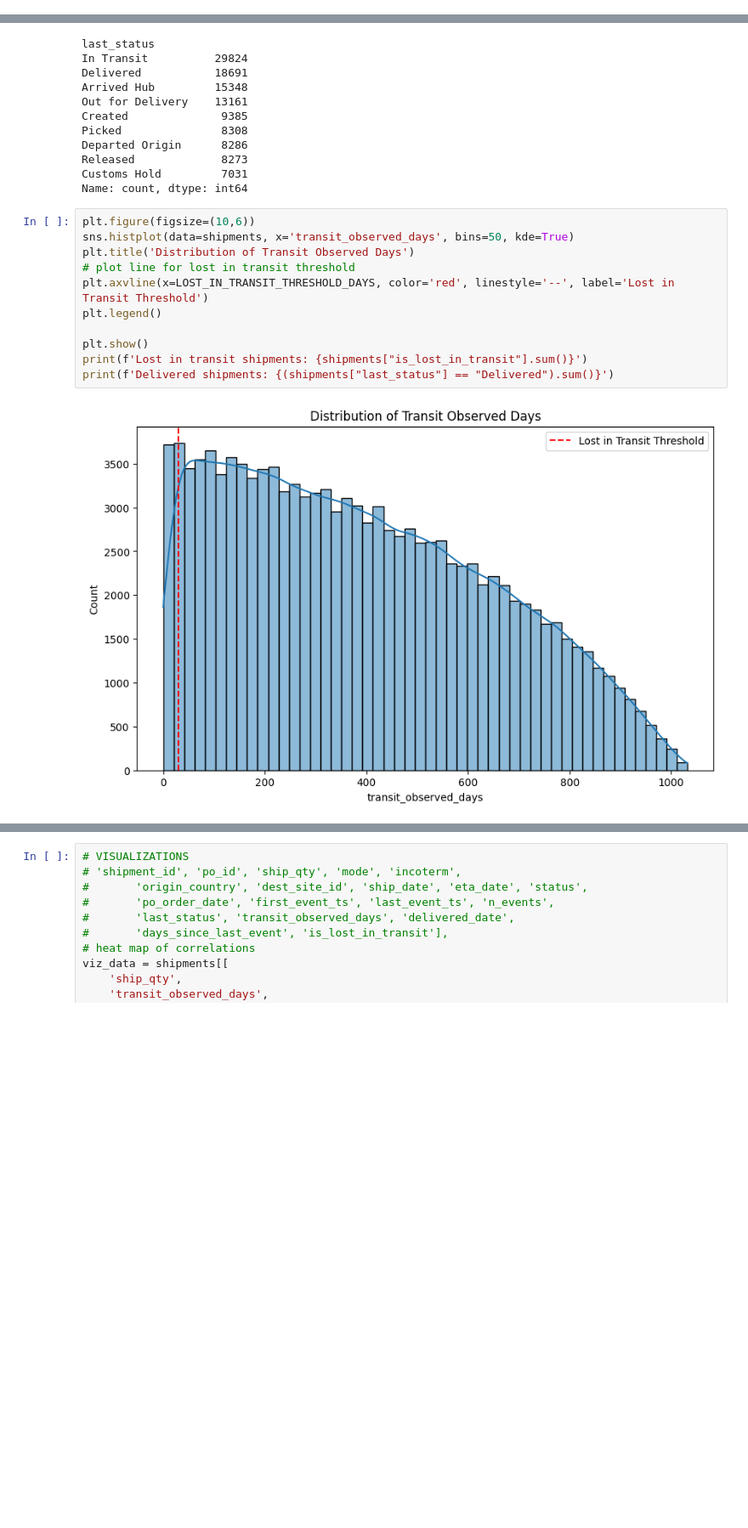
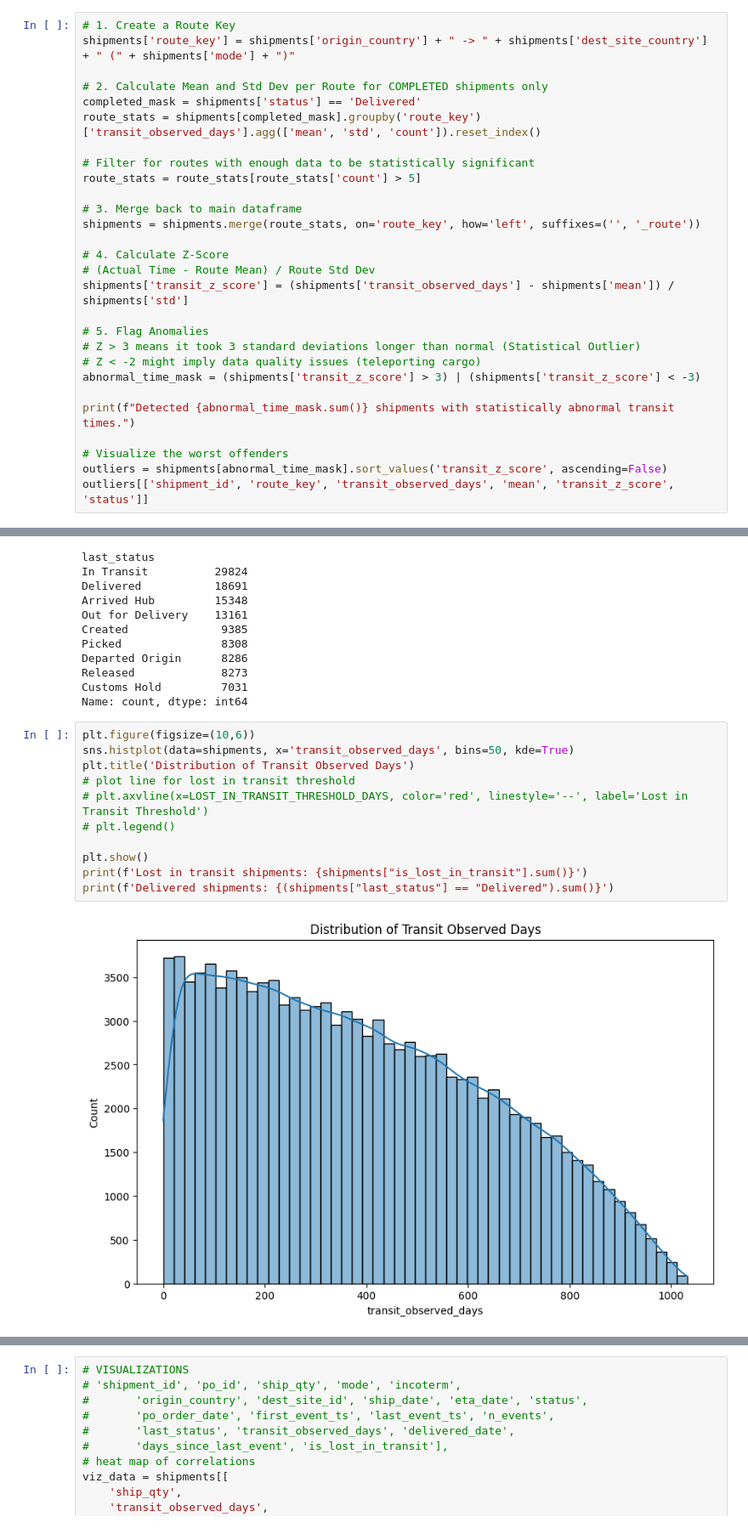
Before and after one commit to miskibin/task, a Jupyter notebook: research/abnormal_shippement_times.ipynb, the cells around one changed output, grey strips where cells are left out. Shown at 85% size. Drawn from its saved outputs; the diff is of its cells as text; blank space fills up the shorter version.

```diff
--- a/research/abnormal_shippement_times.ipynb
+++ b/research/abnormal_shippement_times.ipynb
@@ -157,0 +183,28 @@ shipment types: {'In Transit': 29824, 'Delivered': 18691, 'Arrived Hub': 15348,
+# %%
+# 1. Create a Route Key
+shipments['route_key'] = shipments['origin_country'] + " -> " + shipments['dest_site_country'] + " (" + shipments['mode'] + ")"
+
+# 2. Calculate Mean and Std Dev per Route for COMPLETED shipments only
+completed_mask = shipments['status'] == 'Delivered'
+route_stats = shipments[completed_mask].groupby('route_key')['transit_observed_days'].agg(['mean', 'std', 'count']).reset_index()
+
+# Filter for routes with enough data to be statistically significant
+route_stats = route_stats[route_stats['count'] > 5]
+
+# 3. Merge back to main dataframe
+shipments = shipments.merge(route_stats, on='route_key', how='left', suffixes=('', '_route'))
+
+# 4. Calculate Z-Score
+# (Actual Time - Route Mean) / Route Std Dev
+shipments['transit_z_score'] = (shipments['transit_observed_days'] - shipments['mean']) / shipments['std']
+
+# 5. Flag Anomalies
+# Z > 3 means it took 3 standard deviations longer than normal (Statistical Outlier)
+# Z < -2 might imply data quality issues (teleporting cargo)
+abnormal_time_mask = (shipments['transit_z_score'] > 3) | (shipments['transit_z_score'] < -3)
+
+print(f"Detected {abnormal_time_mask.sum()} shipments with statistically abnormal transit times.")
+
+# Visualize the worst offenders
+outliers = shipments[abnormal_time_mask].sort_values('transit_z_score', ascending=False)
+outliers[['shipment_id', 'route_key', 'transit_observed_days', 'mean', 'transit_z_score', 'status']]
@@ -235,13 +293,13 @@ Name: count, dtype: int64
 # %%
 plt.figure(figsize=(10,6))
 sns.histplot(data=shipments, x='transit_observed_days', bins=50, kde=True)
 plt.title('Distribution of Transit Observed Days')
 # plot line for lost in transit threshold
-plt.axvline(x=LOST_IN_TRANSIT_THRESHOLD_DAYS, color='red', linestyle='--', label='Lost in Transit Threshold')
-plt.legend()
+# plt.axvline(x=LOST_IN_TRANSIT_THRESHOLD_DAYS, color='red', linestyle='--', label='Lost in Transit Threshold')
+# plt.legend()
 
 plt.show()
 print(f'Lost in transit shipments: {shipments["is_lost_in_transit"].sum()}')
 print(f'Delivered shipments: {(shipments["last_status"] == "Delivered").sum()}')
 # %% [output]
-[figure, old version]
+[figure, new version]
```
Also changed, not shown: parts of 11 cells of this notebook, 1 other file.
